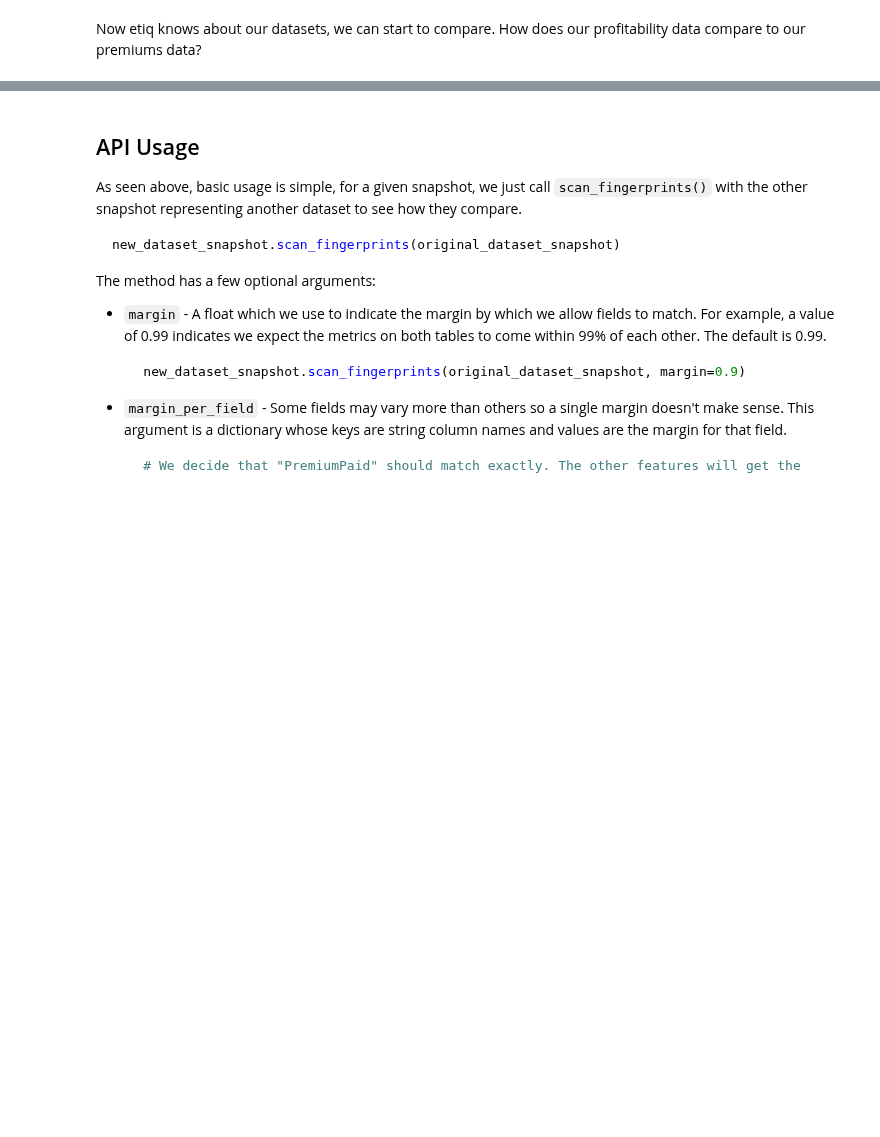
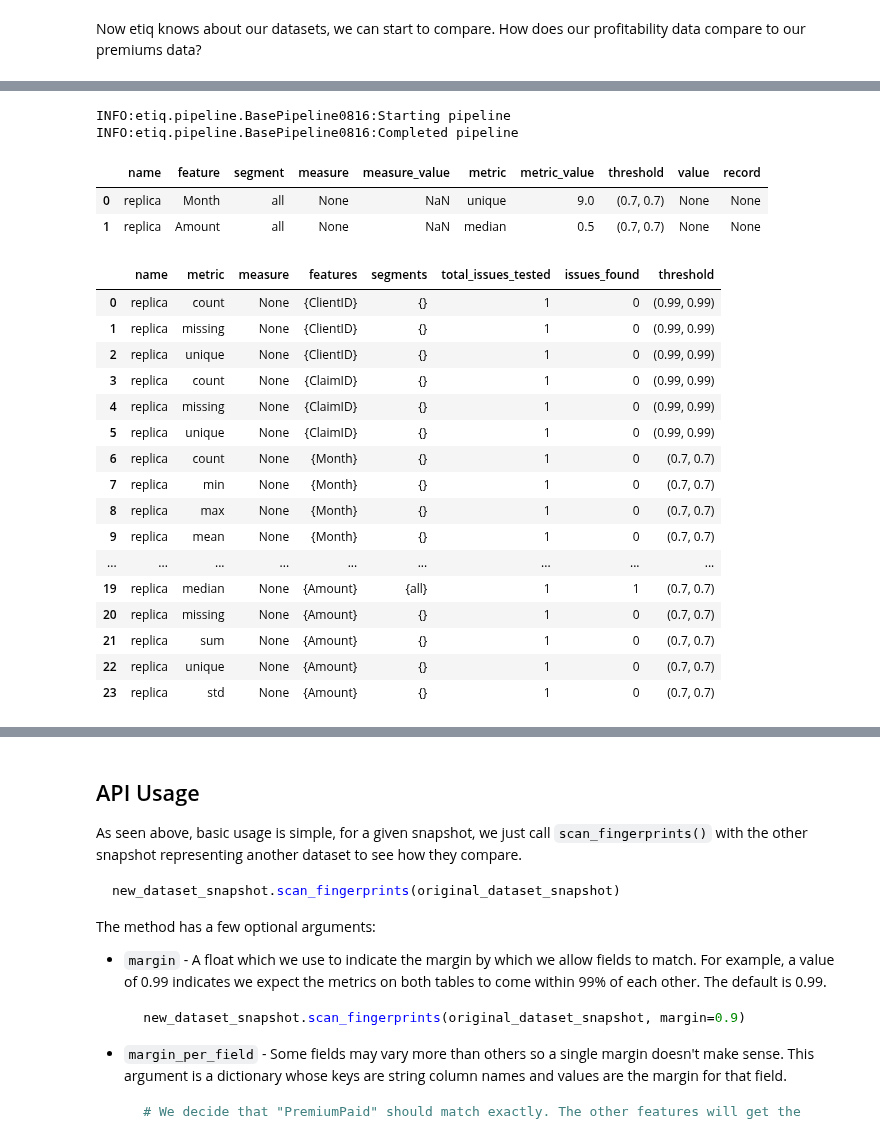
Before and after one commit to ETIQ-AI/ml-testing, a Jupyter notebook: Scans by type/Fingerprint/fingerprinting.ipynb, the cells around one changed output, grey strips where cells are left out. Drawn from its saved outputs; the diff is of its cells as text; code cells hidden in the pictures; blank space fills up the shorter version.

```diff
--- a/Scans by type/Fingerprint/fingerprinting.ipynb
+++ b/Scans by type/Fingerprint/fingerprinting.ipynb
@@ -120,7 +121,7 @@ project = etiq.projects.open(name="Fingerprint Project")
 Create a snapshot for each dataset. In etiq, a snapshot will have many methods for testing data issues:
 # %%
 profitability_snapshot = project.snapshots.create(name="Profitability", dataset=profitability_data, model=None)
-#claims_snapshot = project.snapshots.create(name="Claims", dataset=claims_data, model=None)
+claims_snapshot = project.snapshots.create(name="Claims", dataset=claims_data, model=None)
 premiums_snapshot = project.snapshots.create(name="Premiums", dataset=premiums_data, model=None)
 # %% [output]
 INFO:etiq.charting:Histogram summary already created for this data.
@@ -181,0 +190,7 @@ There are 4 different types of data relationship we detect:
+# %%
+replica_claims_df = claims_df.copy()
+
+replica_claims_df.Month = np.random.randint(1, 12, size=claims_df.shape[0])
+replica_claims_df.Amount = np.random.choice([0.5, 1.0, 2.0], size=claims_df.shape[0])
+
+replica_claims_df
@@ -181,0 +209,3 @@ There are 4 different types of data relationship we detect:
+# %%
+replica_claims_dataset = etiq.SimpleDatasetBuilder.datasets(validation_features=replica_claims_df)
+replica_claims_snapshot = project.snapshots.create(name="Replica Claims", dataset=replica_claims_dataset, model=None)
@@ -181,0 +223,32 @@ There are 4 different types of data relationship we detect:
+# %%
+# Now let's do a fingerprint scan
+
+segments, issues, aggregate_issues = replica_claims_snapshot.scan_fingerprints(
+    claims_snapshot, margin_per_field={"Amount": 0.7, "Month": 0.7}
+)
+
+display(issues)
+display(aggregate_issues)
+# %% [output]
+INFO:etiq.pipeline.BasePipeline0816:Starting pipeline
+INFO:etiq.pipeline.BasePipeline0816:Completed pipeline
+|  | name | feature | segment | measure | measure_value | metric | metric_value | threshold | value | record |
+| 0 | replica | Month | all | None | NaN | unique | 9.0 | (0.7, 0.7) | None | None |
+| 1 | replica | Amount | all | None | NaN | median | 0.5 | (0.7, 0.7) | None | None |
+|  | name | metric | measure | features | segments | total_issues_tested | issues_found | threshold |
+| 0 | replica | count | None | {ClientID} | {} | 1 | 0 | (0.99, 0.99) |
+| 1 | replica | missing | None | {ClientID} | {} | 1 | 0 | (0.99, 0.99) |
+| 2 | replica | unique | None | {ClientID} | {} | 1 | 0 | (0.99, 0.99) |
+| 3 | replica | count | None | {ClaimID} | {} | 1 | 0 | (0.99, 0.99) |
+| 4 | replica | missing | None | {ClaimID} | {} | 1 | 0 | (0.99, 0.99) |
+| 5 | replica | unique | None | {ClaimID} | {} | 1 | 0 | (0.99, 0.99) |
+| 6 | replica | count | None | {Month} | {} | 1 | 0 | (0.7, 0.7) |
+| 7 | replica | min | None | {Month} | {} | 1 | 0 | (0.7, 0.7) |
+| 8 | replica | max | None | {Month} | {} | 1 | 0 | (0.7, 0.7) |
+| 9 | replica | mean | None | {Month} | {} | 1 | 0 | (0.7, 0.7) |
+| ... | ... | ... | ... | ... | ... | ... | ... | ... |
+| 19 | replica | median | None | {Amount} | {all} | 1 | 1 | (0.7, 0.7) |
+| 20 | replica | missing | None | {Amount} | {} | 1 | 0 | (0.7, 0.7) |
+| 21 | replica | sum | None | {Amount} | {} | 1 | 0 | (0.7, 0.7) |
+| 22 | replica | unique | None | {Amount} | {} | 1 | 0 | (0.7, 0.7) |
+| 23 | replica | std | None | {Amount} | {} | 1 | 0 | (0.7, 0.7) |
```
Also changed, not shown: parts of 16 cells of this notebook.
